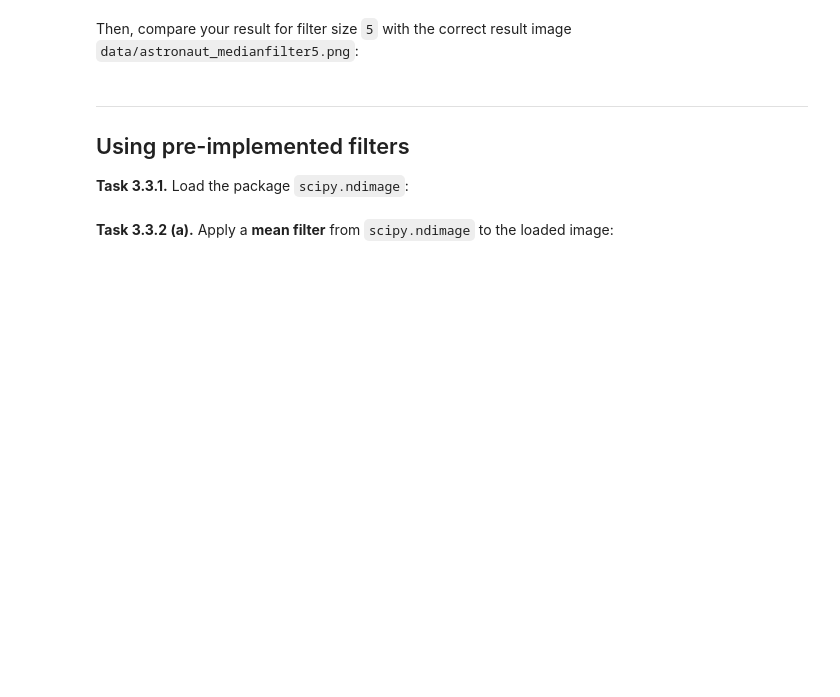
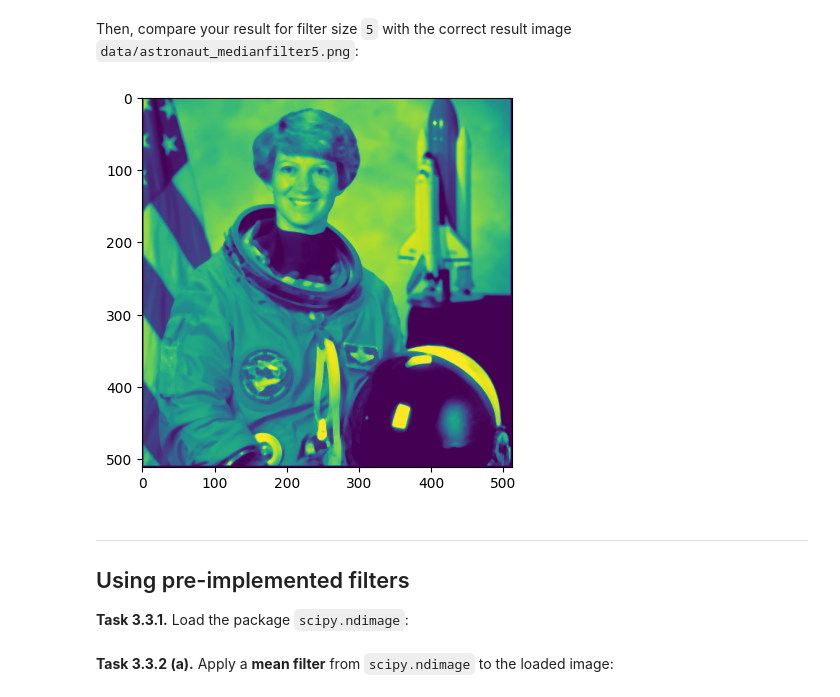
Before and after one commit to Ellolll/mobi-fs3-python, a Jupyter notebook: task3.ipynb, the cells around one changed output. Drawn from its saved outputs; the diff is of its cells as text; code cells hidden in the pictures; blank space fills up the shorter version.

```diff
--- a/task3.ipynb
+++ b/task3.ipynb
@@ -90,5 +102,14 @@ def medianfilter(img_in, size):
 # %% [markdown]
 Then, compare your result for filter size `5` with the correct result image `data/astronaut_medianfilter5.png`:
+# %%
+img3 = plt.imread("data/astronaut_medianfilter5.png")
+plt.imshow(img3)
+
+img4 = medianfilter(img, 5)
+
+assert numpy.allclose(img3, img4, atol=1/255)
+# %% [output]
+[figure, added]
 # %% [markdown]
 ---
 
```
Also changed, not shown: parts of 9 cells of this notebook.
